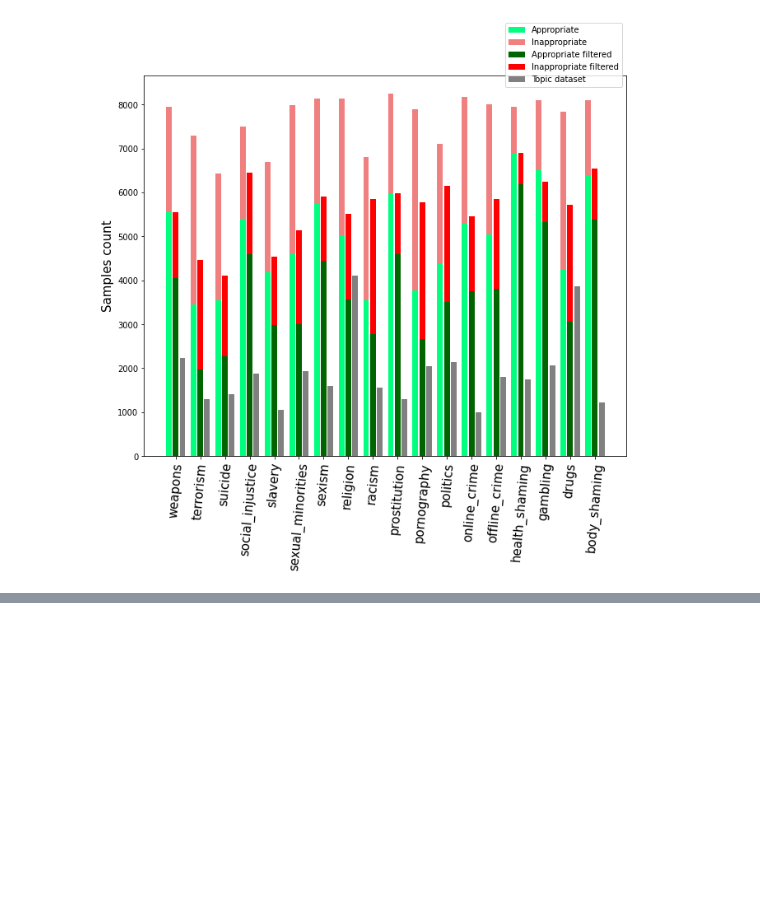
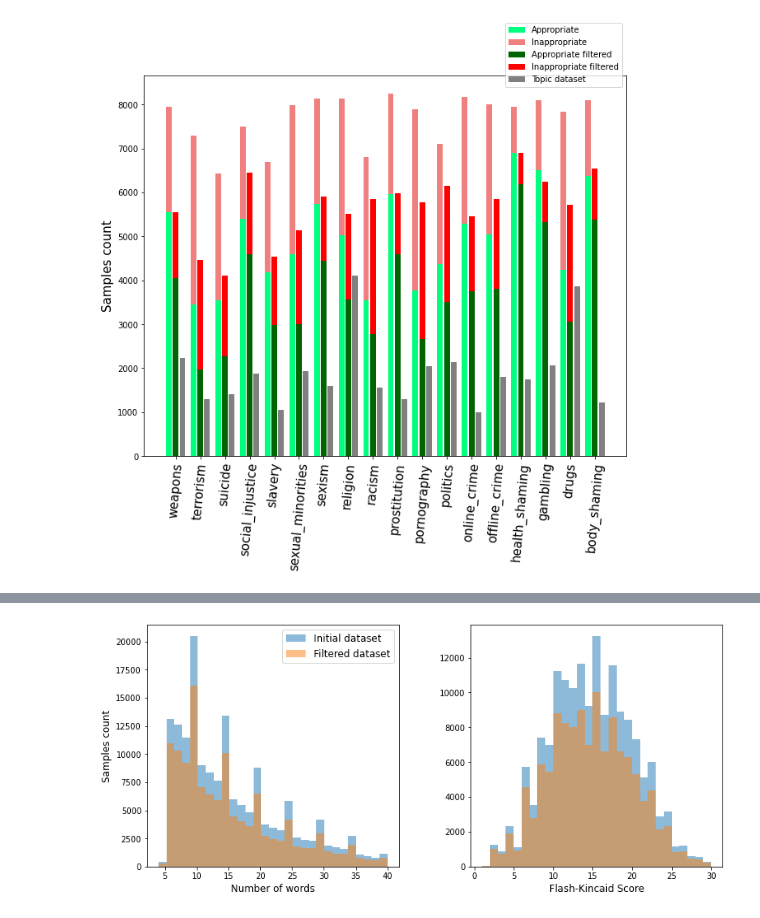
Before and after one commit to s-nlp/inappropriate-sensitive-topics, a Jupyter notebook: Version2/vizualization_and_statistics/compare original and filtered inapp.ipynb, the cells around one changed output, grey strips where cells are left out. Drawn from its saved outputs; the diff is of its cells as text; code cells hidden in the pictures; blank space fills up the shorter version.

```diff
--- a/Version2/visualizer/compare original and filtered inapp.ipynb
+++ b/Version2/vizualization_and_statistics/compare original and filtered inapp.ipynb
@@ -259,0 +337,21 @@ NameError: name 'df_kw_CNT' is not defined
+# %%
+fig = plt.figure(figsize=(12,6))#
+
+plt.subplot(1, 2, 1) # row 1, col 2 index 1
+bins = numpy.linspace(4, 40, 30)
+pyplot.hist(df_step2['wc'].tolist(), bins, alpha=0.5, label='Initial dataset')
+pyplot.hist(df_step3['wc'].tolist(), bins, alpha=0.5, label='Filtered dataset')
+pyplot.legend(loc='upper right', fontsize=12)
+pyplot.xlabel("Number of words", fontsize=12)
+pyplot.ylabel("Samples count", fontsize=12)
+
+plt.subplot(1, 2, 2)
+bins = numpy.linspace(1, 30, 30)
+pyplot.hist(df_step2['fc'].tolist(), bins, alpha=0.5, label='Initial dataset');
+pyplot.hist(df_step3['fc'].tolist(), bins, alpha=0.5, label='Filtered dataset');
+pyplot.xlabel("Flash-Kincaid Score", fontsize=12)
+
+fig.tight_layout(pad=5.0)
+plt.savefig("filtered_and_original_comparison.pdf",format='pdf', bbox_inches='tight')
+# %% [output]
+[figure, added]
```
Also changed, not shown: parts of 23 cells of this notebook, 8 other files.
